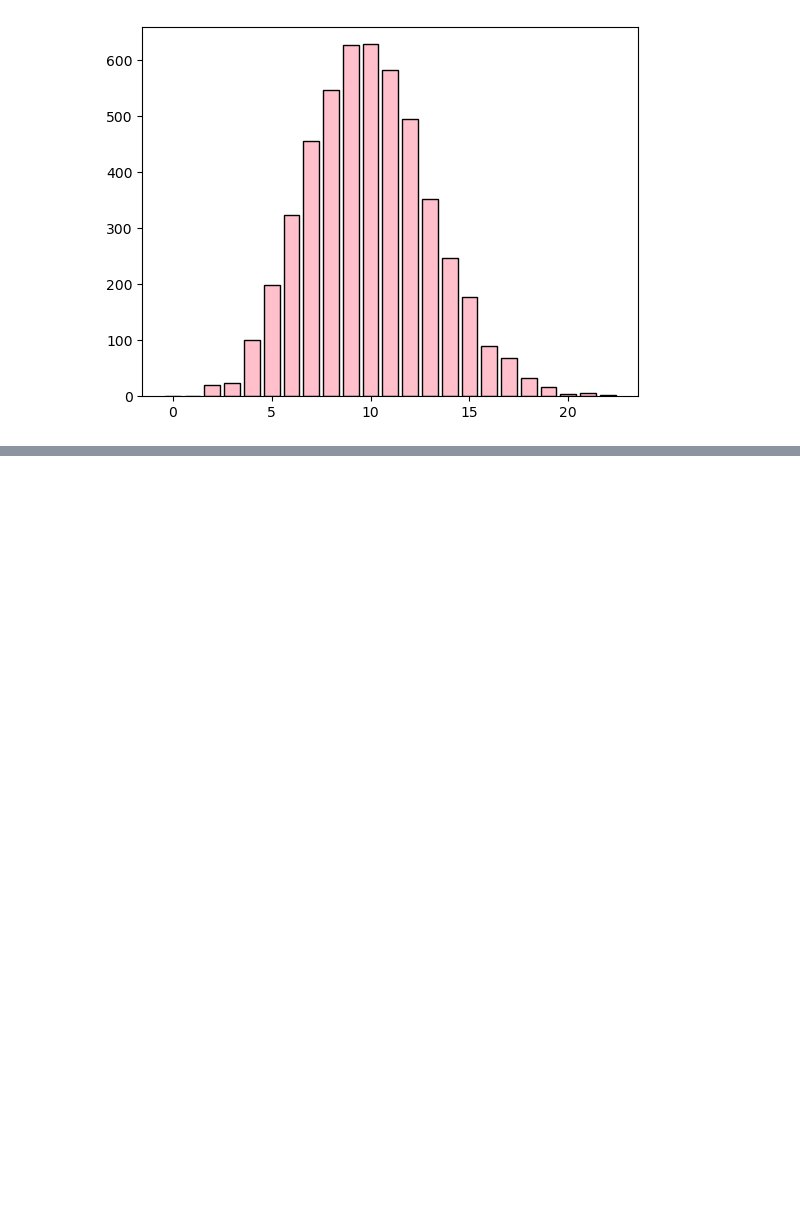
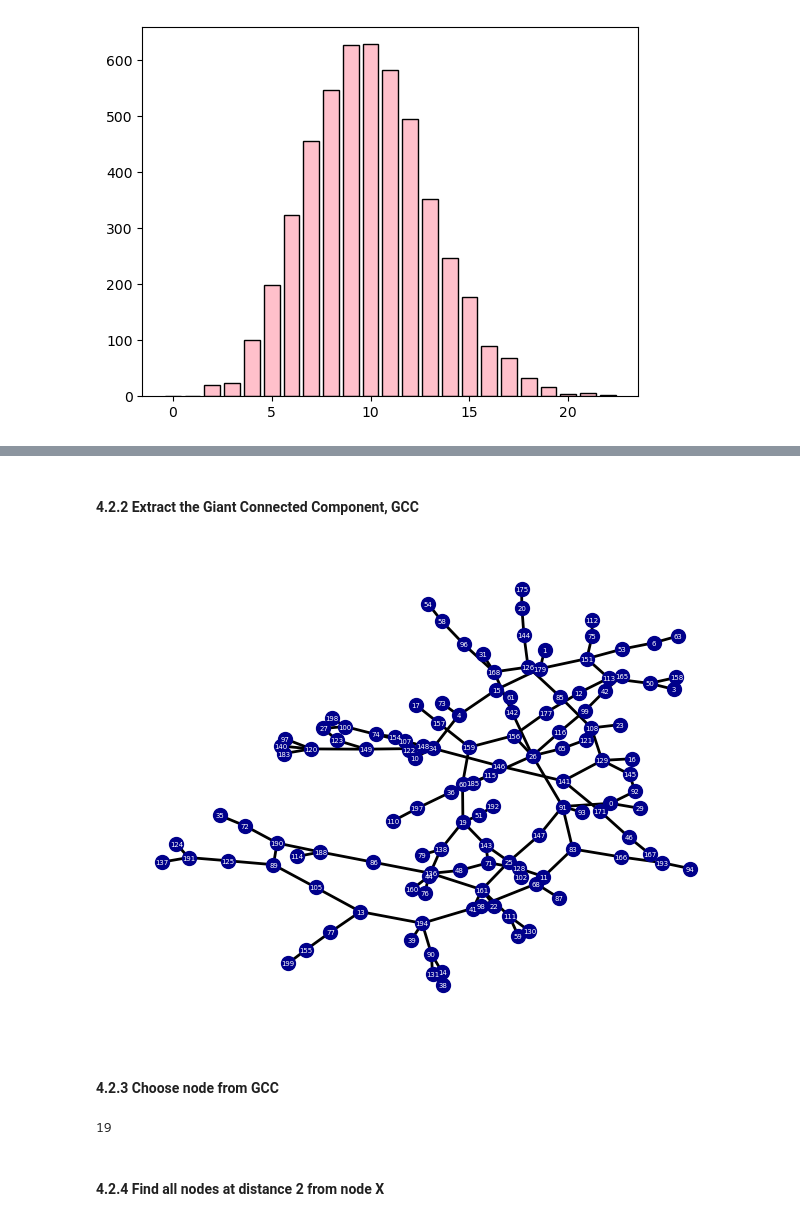
Before and after one commit to AleksandarLukic96/02805_Social_Graphs_and_Interactions, a Jupyter notebook: Exercise_solutions/Week_2.ipynb, the cells around one changed output, grey strips where cells are left out. Saved outputs shown, nothing was run; the diff lists cells and outputs as text; code cells hidden in the pictures; blank space fills up the shorter version.

```diff
--- a/Exercise_solutions/Week_2.ipynb
+++ b/Exercise_solutions/Week_2.ipynb
@@ -669,0 +845,30 @@ plt.show()
+# %% [markdown]
+#### 4.2.2 Extract the Giant Connected Component, GCC
+# %%
+gcc = max(nx.connected_components(G_er), key=len)
+
+S = G_er.subgraph(gcc).copy()
+# %%
+nx.draw(
+    S,
+    with_labels=True,
+    node_size=100,
+    width=2,
+    node_color = "darkblue",
+    font_size = 5,
+    font_color = "white"
+)
+# %% [output]
+[figure, added]
+# %% [markdown]
+#### 4.2.3 Choose node from GCC
+# %%
+random.seed(123)
+
+# Randomly pick a node from S
+node_x = random.choice(list(S.nodes))
+print(node_x)
+# %% [output]
+19
+# %% [markdown]
+#### 4.2.4 Find all nodes at distance 2 from node X
```
Also changed, not shown: parts of 43 cells of this notebook.
